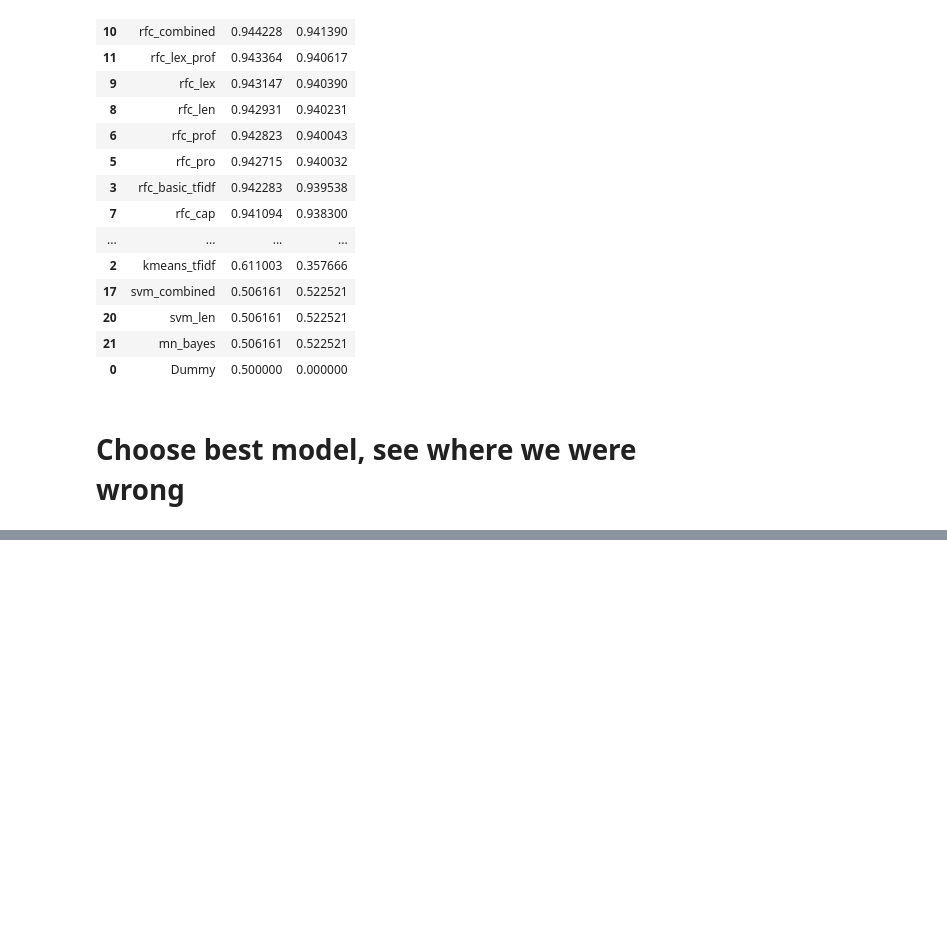
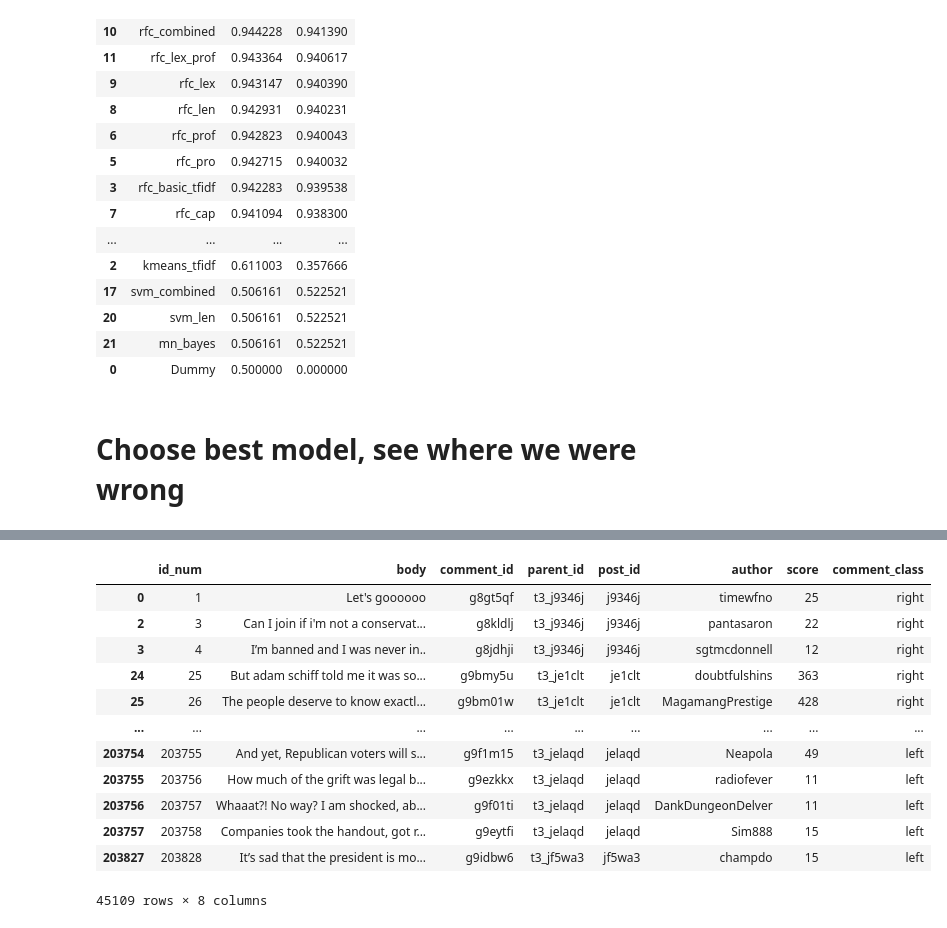
Before and after one commit to bmccabe96/Reddit_NLP, a Jupyter notebook: Analysis/AM_Reddit_Preprocess_Analysis.ipynb, the cells around one changed output, grey strips where cells are left out. Drawn from its saved outputs; the diff is of its cells as text; code cells hidden in the pictures; blank space fills up the shorter version.

```diff
--- a/Analysis/AM_Reddit_Preprocess_Analysis.ipynb
+++ b/Analysis/AM_Reddit_Preprocess_Analysis.ipynb
@@ -1590,0 +1595,16 @@ Int64Index([13945,  6183,  7323,  8678,  9725,   142,  8214, 10630, 13450,
+# %%
+comments_df
+# %% [output]
+|  | id_num | body | comment_id | parent_id | post_id | author | score | comment_class |
+| 0 | 1 | Let's goooooo | g8gt5qf | t3_j9346j | j9346j | timewfno | 25 | right |
+| 2 | 3 | Can I join if i'm not a conservat... | g8kldlj | t3_j9346j | j9346j | pantasaron | 22 | right |
+| 3 | 4 | I’m banned and I was never in.. | g8jdhji | t3_j9346j | j9346j | sgtmcdonnell | 12 | right |
+| 24 | 25 | But adam schiff told me it was so... | g9bmy5u | t3_je1clt | je1clt | doubtfulshins | 363 | right |
+| 25 | 26 | The people deserve to know exactl... | g9bm01w | t3_je1clt | je1clt | MagamangPrestige | 428 | right |
+| ... | ... | ... | ... | ... | ... | ... | ... | ... |
+| 203754 | 203755 | And yet, Republican voters will s... | g9f1m15 | t3_jelaqd | jelaqd | Neapola | 49 | left |
+| 203755 | 203756 | How much of the grift was legal b... | g9ezkkx | t3_jelaqd | jelaqd | radiofever | 11 | left |
+| 203756 | 203757 | Whaaat?! No way? I am shocked, ab... | g9f01ti | t3_jelaqd | jelaqd | DankDungeonDelver | 11 | left |
+| 203757 | 203758 | Companies took the handout, got r... | g9eytfi | t3_jelaqd | jelaqd | Sim888 | 15 | left |
+| 203827 | 203828 | It’s sad that the president is mo... | g9idbw6 | t3_jf5wa3 | jf5wa3 | champdo | 15 | left |
+45109 rows × 8 columns
```
Also changed, not shown: parts of 9 cells of this notebook, 1 other file.
